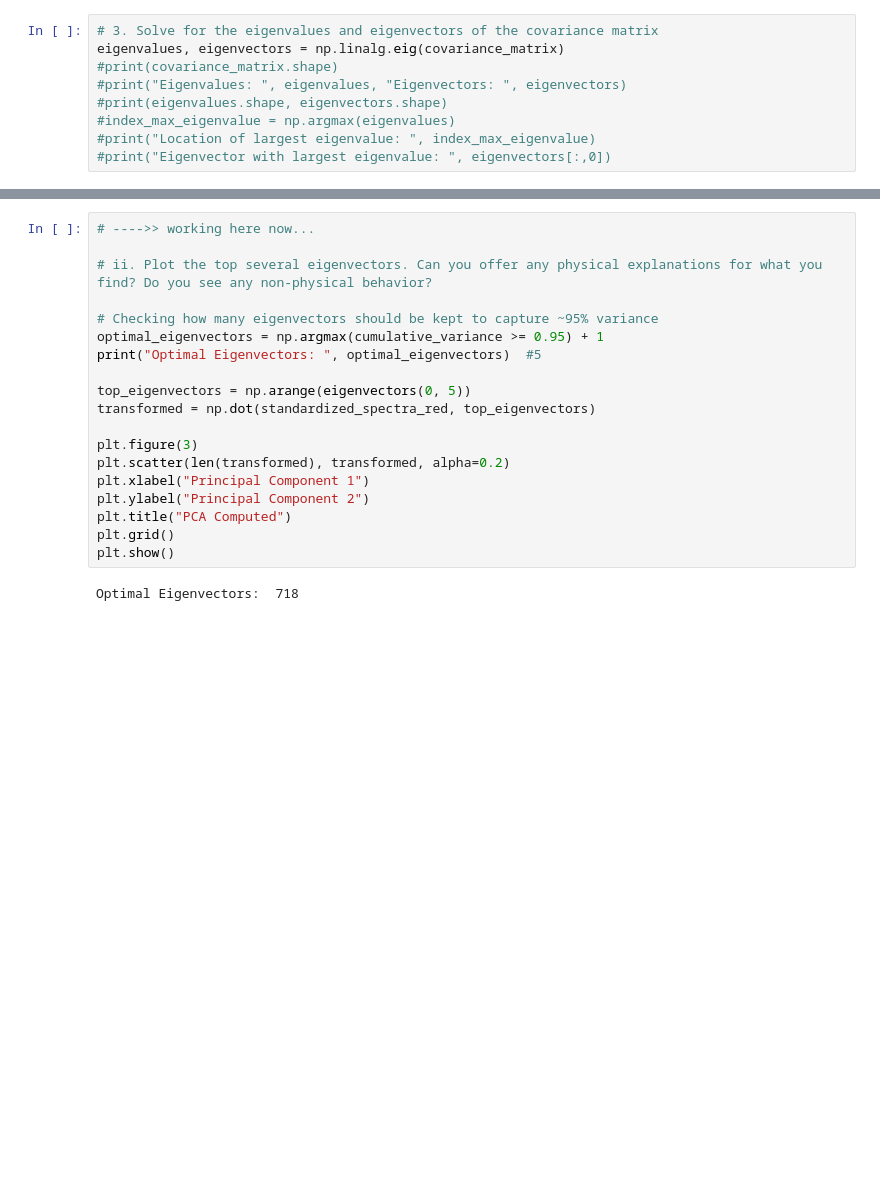
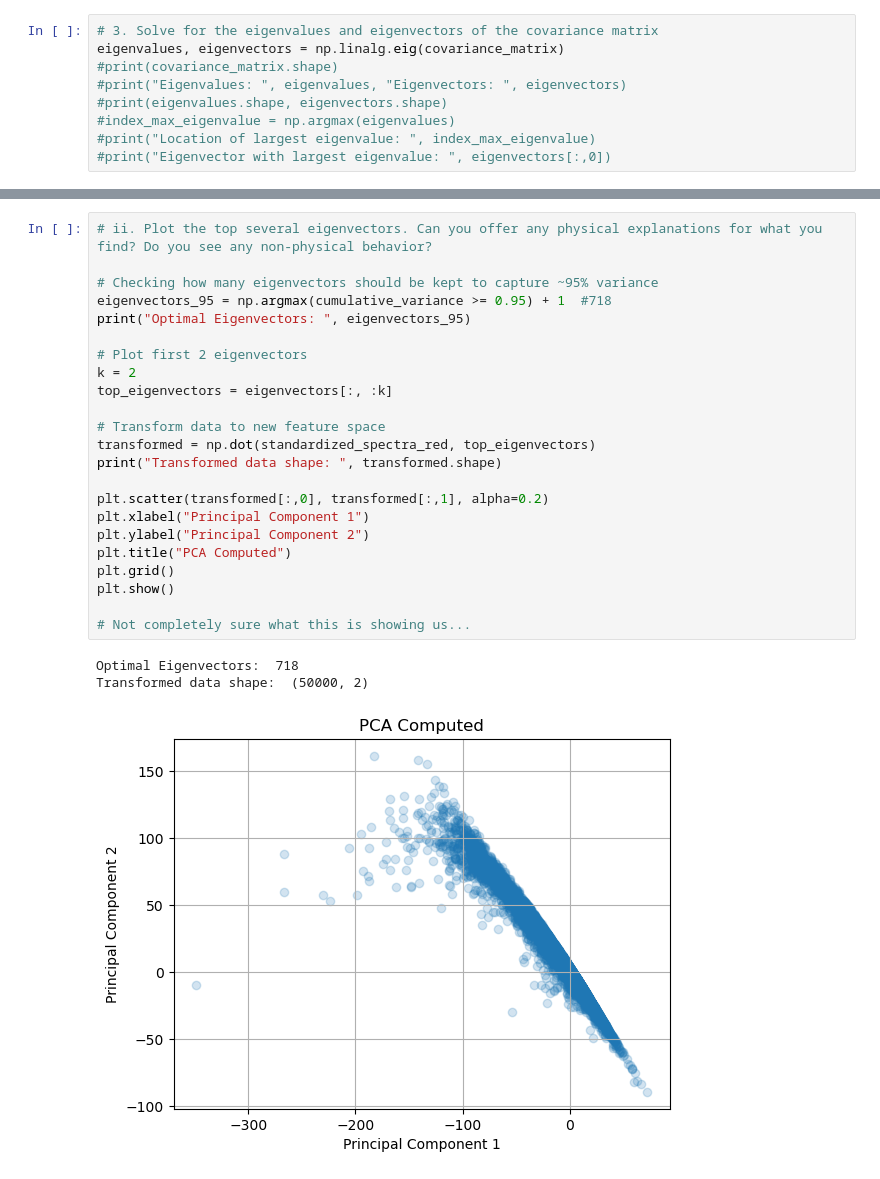
Before and after one commit to ocean-colour/habs, a Jupyter notebook: nb/PCA_problem.ipynb, the cells around one changed output, grey strips where cells are left out. Drawn from its saved outputs; the diff is of its cells as text; blank space fills up the shorter version.

```diff
--- a/nb/PCA_problem.ipynb
+++ b/nb/PCA_problem.ipynb
@@ -126,26 +126,32 @@ plt.show()
 [figure]
 [figure]
 # %%
-# ---->> working here now...
-
 # ii. Plot the top several eigenvectors. Can you offer any physical explanations for what you find? Do you see any non-physical behavior?
 
 # Checking how many eigenvectors should be kept to capture ~95% variance
-optimal_eigenvectors = np.argmax(cumulative_variance >= 0.95) + 1
-print("Optimal Eigenvectors: ", optimal_eigenvectors)  #5
+eigenvectors_95 = np.argmax(cumulative_variance >= 0.95) + 1  #718
+print("Optimal Eigenvectors: ", eigenvectors_95)
 
-top_eigenvectors = np.arange(eigenvectors(0, 5))
+# Plot first 2 eigenvectors
+k = 2
+top_eigenvectors = eigenvectors[:, :k]
+
+# Transform data to new feature space
 transformed = np.dot(standardized_spectra_red, top_eigenvectors)
+print("Transformed data shape: ", transformed.shape)
 
-plt.figure(3)
-plt.scatter(len(transformed), transformed, alpha=0.2)
+plt.scatter(transformed[:,0], transformed[:,1], alpha=0.2)
 plt.xlabel("Principal Component 1")
 plt.ylabel("Principal Component 2")
 plt.title("PCA Computed")
 plt.grid()
 plt.show()
+
+# Not completely sure what this is showing us...
 # %% [output]
 Optimal Eigenvectors:  718
+Transformed data shape:  (50000, 2)
+[figure, added]
 # %%
 # b. Now perform a PCA analysis with only a handful of components (justify your choice).
 # Choose based on explained variance ratio
```
Also changed, not shown: parts of 6 cells of this notebook, 1 other file.
